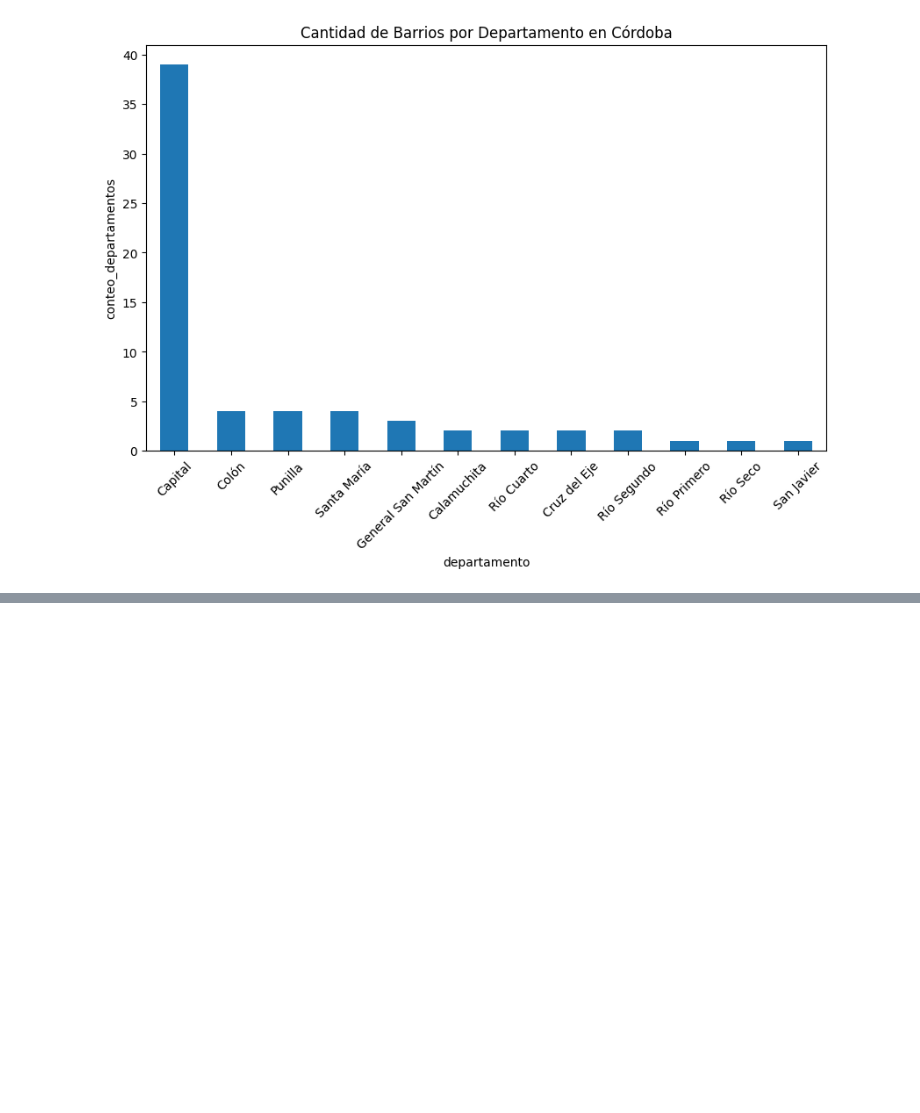
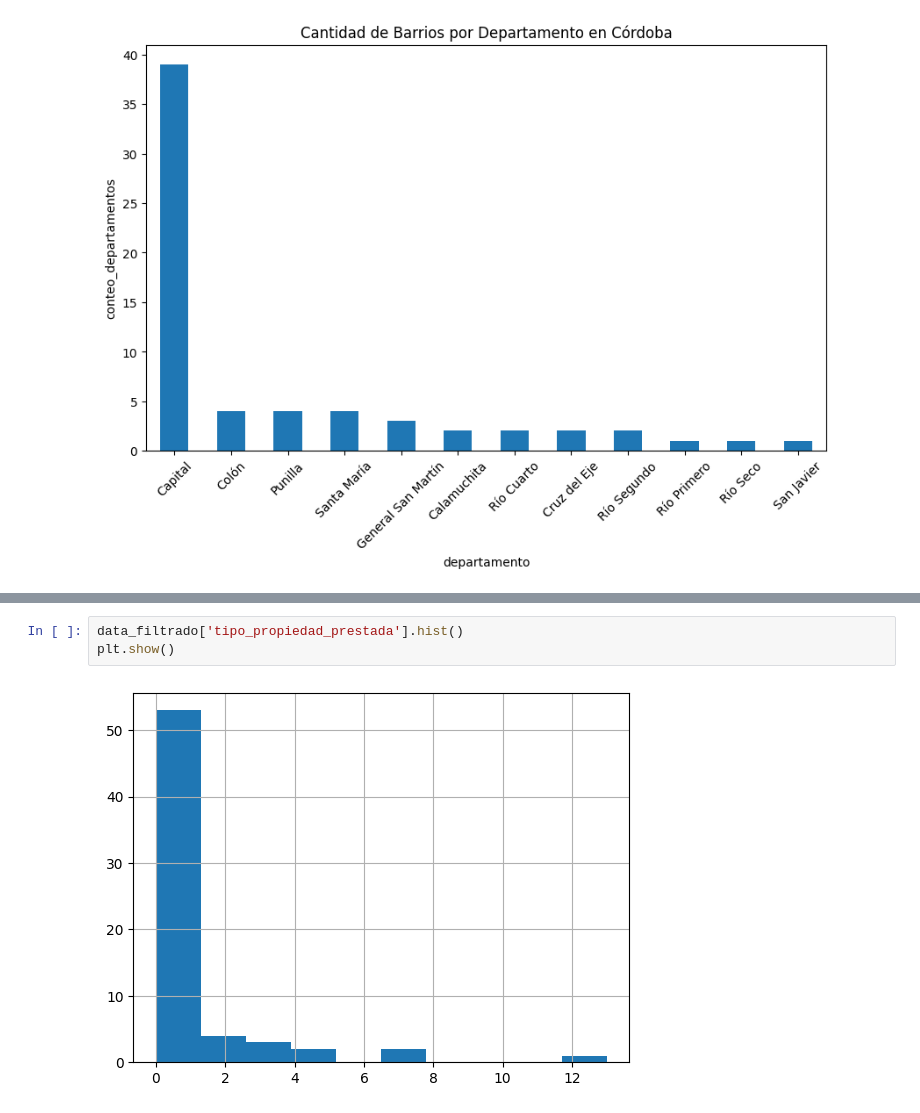
Before and after one commit to Grupo-16-ISPC/barrios-populares-grupo5, a Jupyter notebook: Analisis_Cordoba.ipynb, the cells around one changed output, grey strips where cells are left out. Drawn from its saved outputs; the diff is of its cells as text; blank space fills up the shorter version.

```diff
--- a/Analisis_Cordoba.ipynb
+++ b/Analisis_Cordoba.ipynb
@@ -218,0 +272,5 @@ En la provincia de Córdoba, el departamento con mayor cantidad de barrios dispo
+# %%
+data_filtrado['tipo_propiedad_prestada'].hist()
+plt.show()
+# %% [output]
+[figure, added]
```
Also changed, not shown: parts of 17 cells of this notebook.
